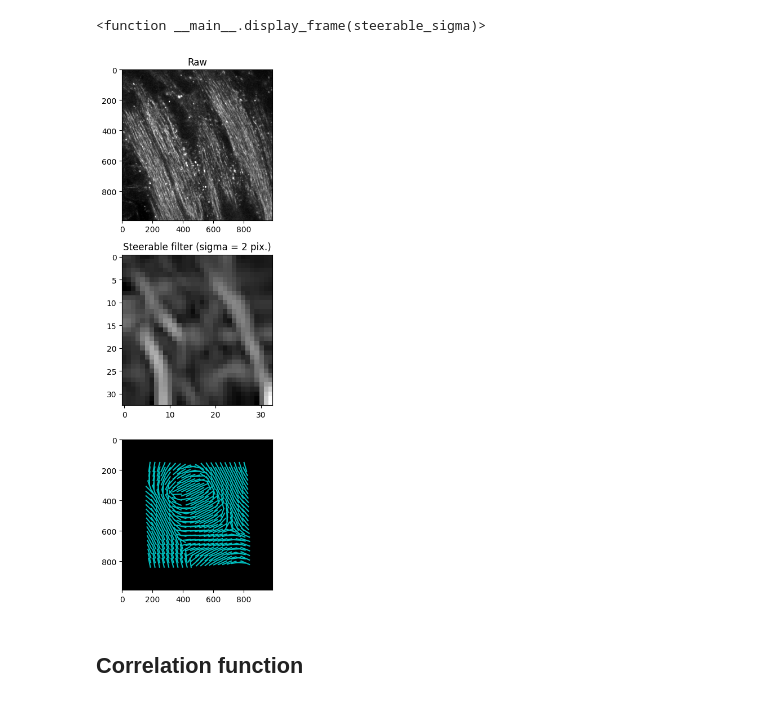
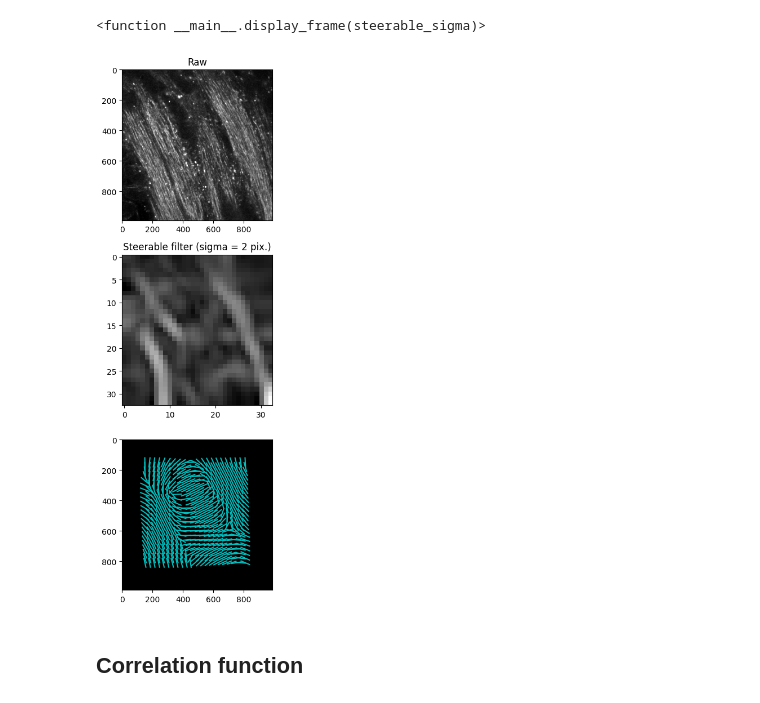
Before and after one commit to Roland0206/Capstone, a Jupyter notebook: test.ipynb, the cells around one changed output. Drawn from its saved outputs; the diff is of its cells as text; code cells hidden in the pictures.

```diff
--- a/test.ipynb
+++ b/test.ipynb
@@ -372,55 +425,66 @@ RawRSize = RawRSize.astype(np.float64)
 # Implement steerableDetector function
 sd = steerable.Detector2D(RawRSize, 2, Steerable_Sigma)
 res, _ = sd.filter()
+np.savetxt("comparison/res.csv", res, delimiter=",", fmt='%f')
 rot = np.transpose(sd.get_angle_response(180))
+np.savetxt("comparison/rot.csv", rot[:,:,0], delimiter=",", fmt='%f')
 for i in range(rot.shape[2]):
     temp = rot[:, :, i]
     temp[MaskRSize == 0] = np.nan
     rot[:, :, i] = temp
+np.savetxt("comparison/rot_after.csv", rot[:,:,0], delimiter=",", fmt='%f')
+
+# Pad the array
+rot_padded = np.pad(rot, ((Pad_Angle-1, Pad_Angle-1), (Pad_Angle-1, Pad_Angle-1), (0, 0)), mode='constant', constant_values=np.nan)
 
 # Make AngleMap
 AngleMap = np.zeros((nGridY, nGridX))
 for i in range(nGridY):
     for j in range(nGridX):
         if Raw_ROIsMask[i, j] == 1:
-            Crop = rot[i-(Pad_Angle-1):i+(Pad_Angle-1), j-(Pad_Angle-1):j+(Pad_Angle-1), :]
+            # Adjust indices for the padded array
+            i_padded = i + Pad_Angle - 1
+            j_padded = j + Pad_Angle - 1
+            Crop = rot_padded[i_padded-(Pad_Angle-1):i_padded+(Pad_Angle-1), j_padded-(Pad_Angle-1):j_padded+(Pad_Angle-1), :]
             idxMax = np.full(Crop.shape[2], np.nan)
             for k in range(Crop.shape[2]):
                 temp = Crop[:, :, k]
                 idxMax[k] = np.nanmean(temp)
-            M, I = np.max(idxMax), np.argmax(idxMax)
+            M, I = np.nanmax(idxMax), np.nanargmax(idxMax)
             AngleMap[i, j] = I
 
+# save anglemap as csv
+np.savetxt("comparison/AngleMap.csv", AngleMap, delimiter=",", fmt='%f')
 # Display
 plt.figure(figsize=(10, 10))
 plt.subplot(3, 1, 1)
 plt.imshow(raw, cmap='gray', vmin=qLow, vmax=qHigh)
 plt.title('Raw')
 
 plt.subplot(3, 1, 2)
 plt.imshow(res, cmap='gray', vmin=np.min(res), vmax=np.max(res))
 plt.title(f'Steerable filter (sigma = {Steerable_Sigma} pix.)')
 
 Raw_new = np.ones((raw.shape[0], raw.shape[1]))
 plt.subplot(3, 1, 3)
 plt.imshow(Raw_new, cmap='gray', vmin=qLow, vmax=qHigh)
 for i in range(nGridY):
     for j in range(nGridX):
         if Raw_ROIsMask[i, j] == 1:
             Angle = AngleMap[i, j]
             k = 0
             xi = ROI_Size*j + ROI_Size * np.array([-1, 1]) * np.cos((90-Angle)*-1*np.pi/180) + k*np.cos(Angle*np.pi/180)
             yi = ROI_Size*i + ROI_Size * np.array([-1, 1]) * np.sin((90-Angle)*-1*np.pi/180) + k*np.sin(Angle*np.pi/180)
             plt.plot(xi, yi, 'c')
 plt.tight_layout()
 plt.show()
 
 
 
 # Save all parameters needed for next script
 #Parameters = np.array([GBlur_Sigma, Mask_Thresh, ROI_Size, ROI_Thresh, Tophat_Sigma, Steerable_Sigma])
 #Parameters = pd.DataFrame(Parameters, index=['GBlur_Sigma', 'Mask_Thresh', 'ROI_Size', 'ROI_Thresh', 'Tophat_Sigma', 'Steerable_Sigma'])
 # %% [output]
-[figure, old version]
+[figure, new version]
 # %% [markdown]
 ## Correlation function
```
Also changed, not shown: parts of 6 cells of this notebook, 19 other files.
